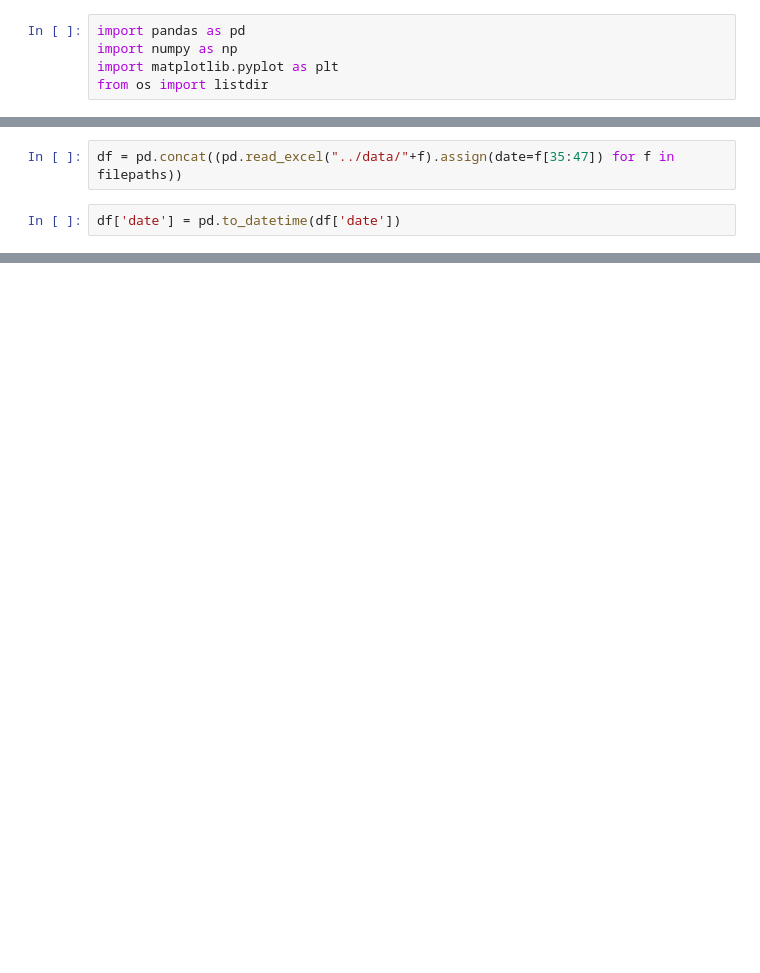
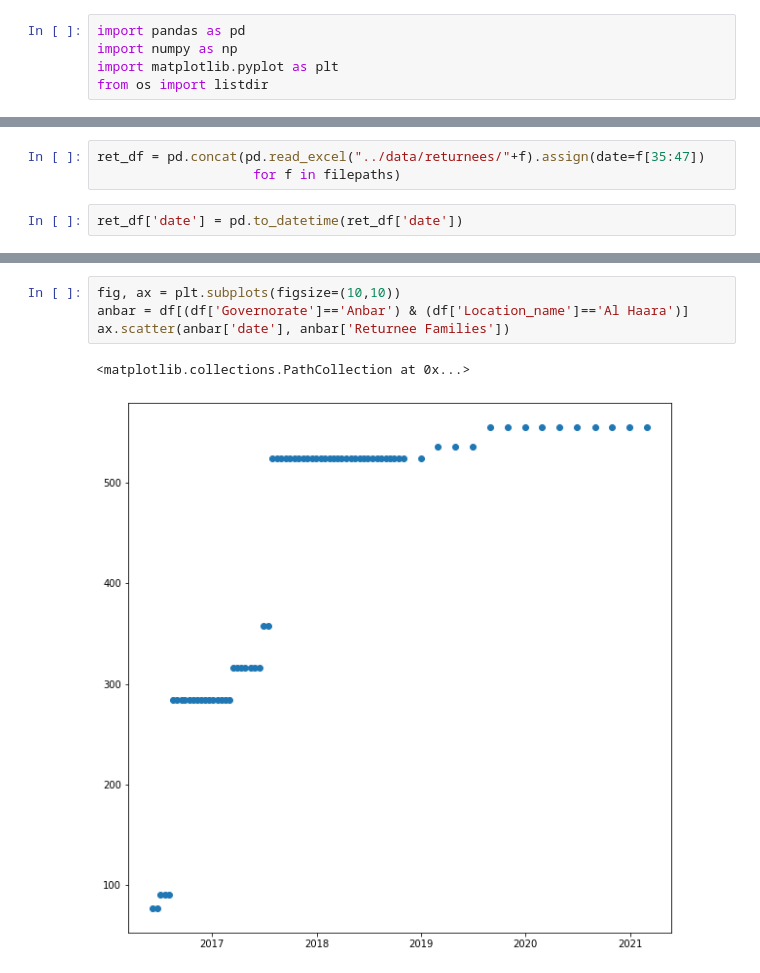
Before and after one commit to mcdimant/refugee_predictive_model, a Jupyter notebook: src/iraq_refugee_model.ipynb, the cells around one changed output, grey strips where cells are left out. Drawn from its saved outputs; the diff is of its cells as text; blank space fills up the shorter version.

```diff
--- a/src/iraq_refugee_model.ipynb
+++ b/src/iraq_refugee_model.ipynb
@@ -28,4 +49,5 @@ filepaths
 # %%
-df = pd.concat((pd.read_excel("../data/"+f).assign(date=f[35:47]) for f in filepaths))
+ret_df = pd.concat(pd.read_excel("../data/returnees/"+f).assign(date=f[35:47])
+                    for f in filepaths)
 # %%
-df['date'] = pd.to_datetime(df['date'])
+ret_df['date'] = pd.to_datetime(ret_df['date'])
@@ -31,0 +75,7 @@ df['date'] = pd.to_datetime(df['date'])
+# %%
+fig, ax = plt.subplots(figsize=(10,10))
+anbar = df[(df['Governorate']=='Anbar') & (df['Location_name']=='Al Haara')]
+ax.scatter(anbar['date'], anbar['Returnee Families'])
+# %% [output]
+<matplotlib.collections.PathCollection at 0x...>
+[figure, added]
```
Also changed, not shown: parts of 8 cells of this notebook.
